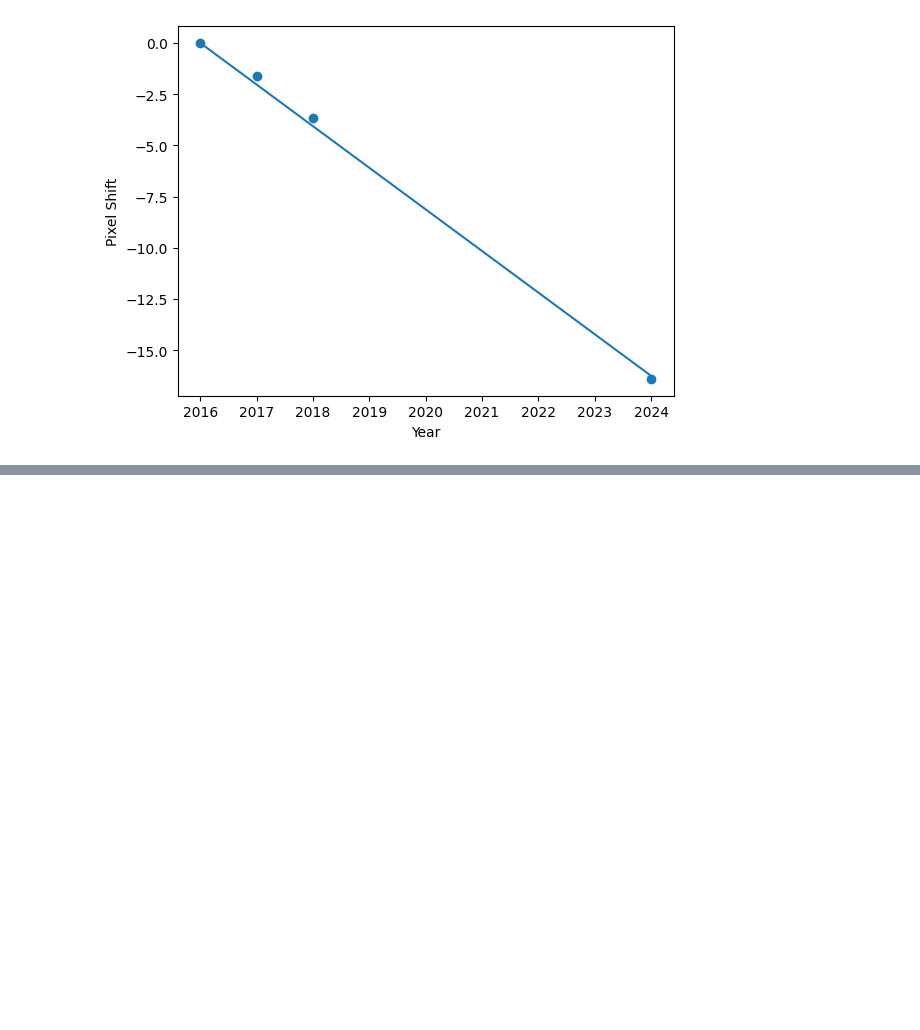
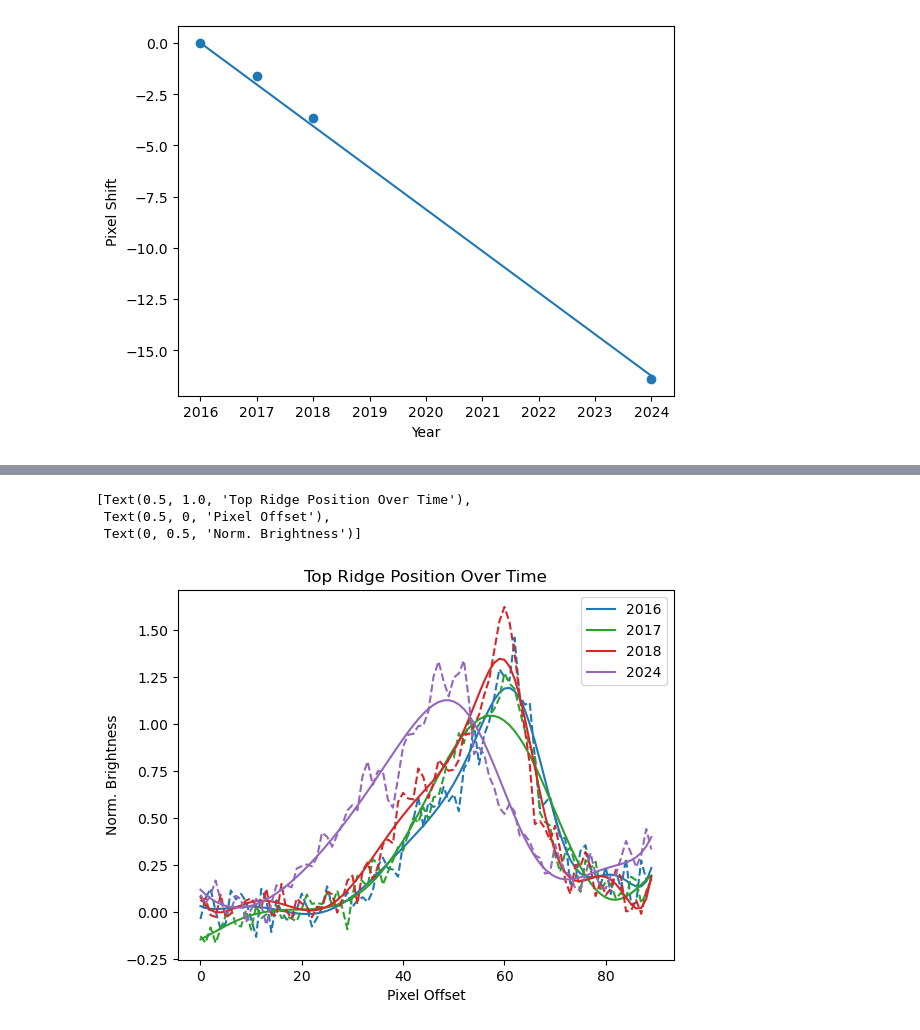
Before and after one commit to ryanwhite1/Wolf-Rayets, a Jupyter notebook: Expansion_Rate_and_Period.ipynb, the cells around one changed output, grey strips where cells are left out. Drawn from its saved outputs; the diff is of its cells as text; code cells hidden in the pictures; blank space fills up the shorter version.

```diff
--- a/Expansion_Rate_and_Period.ipynb
+++ b/Expansion_Rate_and_Period.ipynb
@@ -287,0 +313,18 @@ Hence the windspeed from the left edge is 1051.5 km/s
+# %%
+from scipy.interpolate import UnivariateSpline
+
+top_ridge_splines = {}
+fig, ax = plt.subplots()
+
+for key in vlt_data.keys():
+    top_ridge_splines[key] = UnivariateSpline(top_ridges['x'], top_ridges[key], k=5, s=0.7, ext=3)
+    ax.plot(top_ridges['x'], top_ridge_splines[key](top_ridges['x']), c=colours[key], label=str(key))
+    ax.plot(top_ridges['x'], top_ridges[key], c=colours[key], ls='--')
+
+ax.legend()
+ax.set(title='Top Ridge Position Over Time', xlabel='Pixel Offset', ylabel='Norm. Brightness')
+# %% [output]
+[Text(0.5, 1.0, 'Top Ridge Position Over Time'),
+ Text(0.5, 0, 'Pixel Offset'),
+ Text(0, 0.5, 'Norm. Brightness')]
+[figure, added]
```
Also changed, not shown: parts of 13 cells of this notebook.
